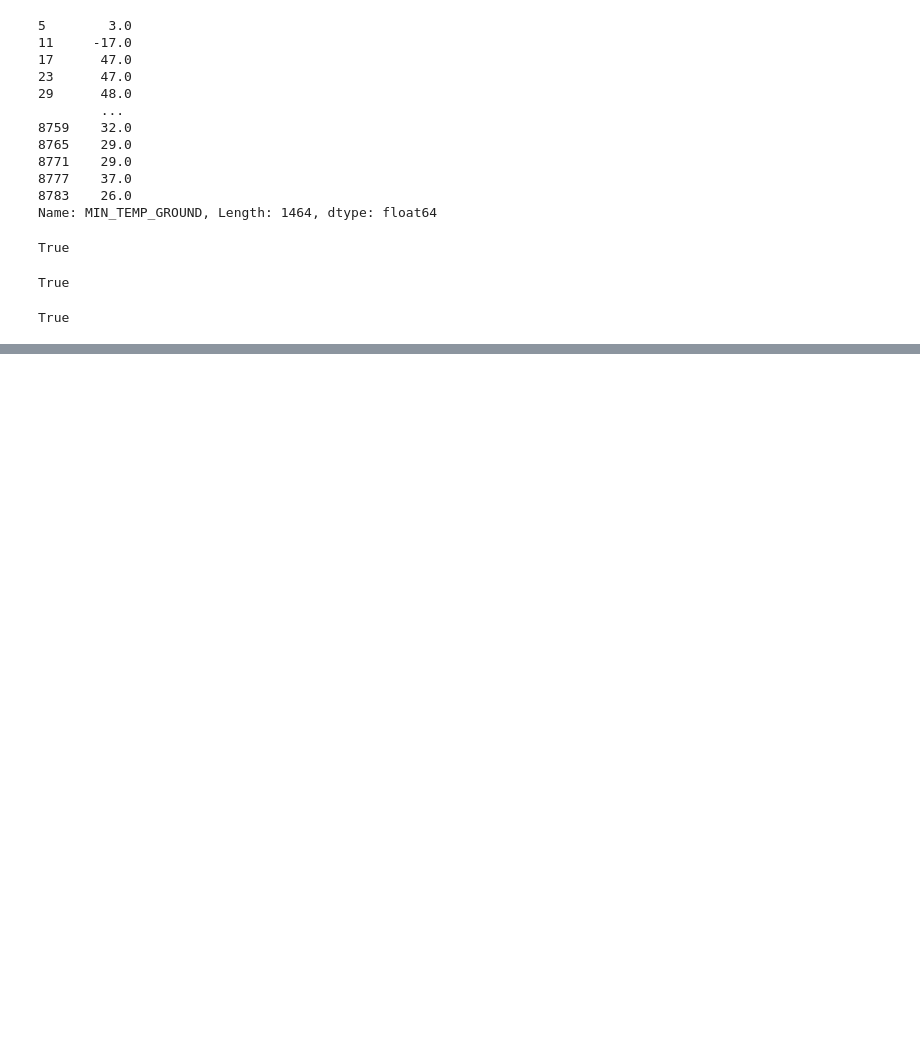
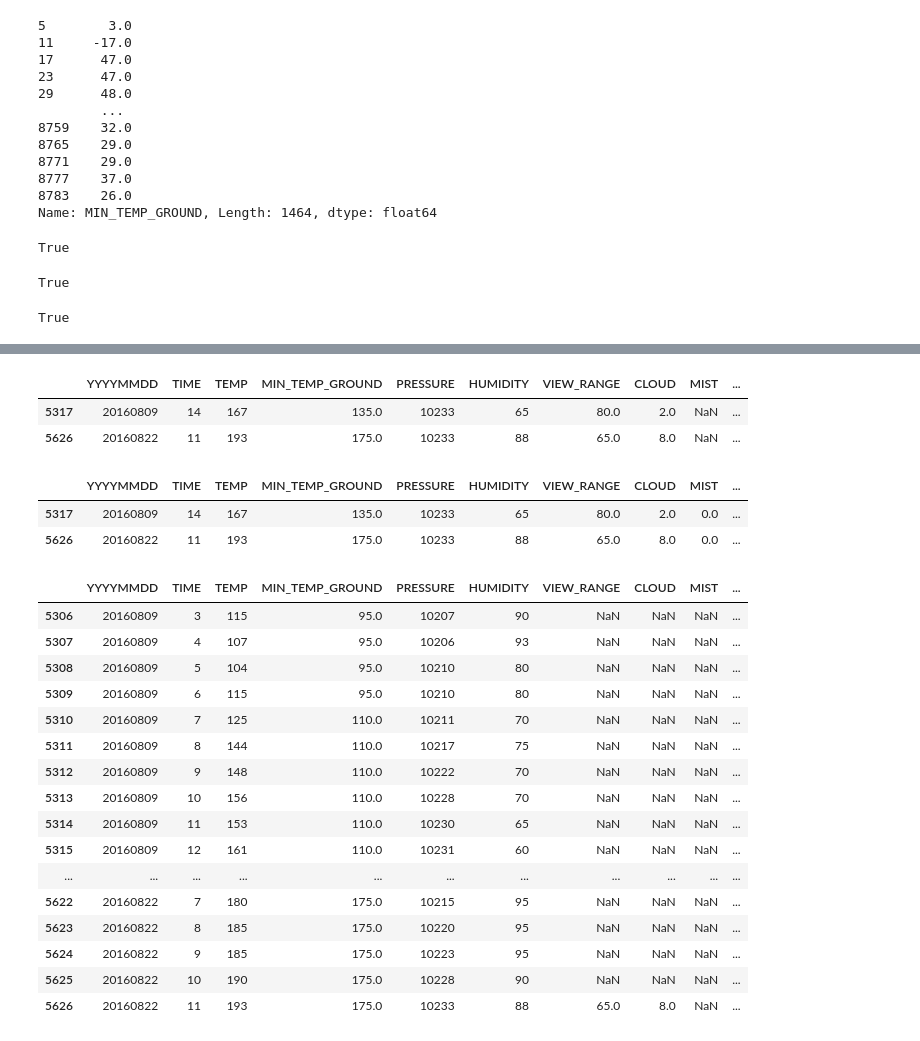
Before and after one commit to erickrex/python-cheatsheet, a Jupyter notebook: pandass_cleaning.ipynb, the cells around one changed output, grey strips where cells are left out. Saved outputs shown, nothing was run; the diff lists cells and outputs as text; code cells hidden in the pictures; blank space fills up the shorter version.

```diff
--- a/pandass_cleaning.ipynb
+++ b/pandass_cleaning.ipynb
@@ -166,0 +294,34 @@ True
+# %%
+drop_thresh = df.dropna(thresh=7) #drop rows that have less than 7 measurements in them
+drop_thresh[drop_thresh.isnull().any(axis=1)]
+# %% [output]
+|  | YYYYMMDD | TIME | TEMP | MIN_TEMP_GROUND | PRESSURE | HUMIDITY | VIEW_RANGE | CLOUD | MIST | ... |
+| 5317 | 20160809 | 14 | 167 | 135.0 | 10233 | 65 | 80.0 | 2.0 | NaN | ... |
+| 5626 | 20160822 | 11 | 193 | 175.0 | 10233 | 88 | 65.0 | 8.0 | NaN | ... |
+# %%
+drop_thresh[drop_thresh.isnull().any(axis=1)].fillna(0)
+# %% [output]
+|  | YYYYMMDD | TIME | TEMP | MIN_TEMP_GROUND | PRESSURE | HUMIDITY | VIEW_RANGE | CLOUD | MIST | ... |
+| 5317 | 20160809 | 14 | 167 | 135.0 | 10233 | 65 | 80.0 | 2.0 | 0.0 | ... |
+| 5626 | 20160822 | 11 | 193 | 175.0 | 10233 | 88 | 65.0 | 8.0 | 0.0 | ... |
+# %%
+rows_to_fill = df.isnull().any(axis=1)
+df[rows_to_fill]
+# %% [output]
+|  | YYYYMMDD | TIME | TEMP | MIN_TEMP_GROUND | PRESSURE | HUMIDITY | VIEW_RANGE | CLOUD | MIST | ... |
+| 5306 | 20160809 | 3 | 115 | 95.0 | 10207 | 90 | NaN | NaN | NaN | ... |
+| 5307 | 20160809 | 4 | 107 | 95.0 | 10206 | 93 | NaN | NaN | NaN | ... |
+| 5308 | 20160809 | 5 | 104 | 95.0 | 10210 | 80 | NaN | NaN | NaN | ... |
+| 5309 | 20160809 | 6 | 115 | 95.0 | 10210 | 80 | NaN | NaN | NaN | ... |
+| 5310 | 20160809 | 7 | 125 | 110.0 | 10211 | 70 | NaN | NaN | NaN | ... |
+| 5311 | 20160809 | 8 | 144 | 110.0 | 10217 | 75 | NaN | NaN | NaN | ... |
+| 5312 | 20160809 | 9 | 148 | 110.0 | 10222 | 70 | NaN | NaN | NaN | ... |
+| 5313 | 20160809 | 10 | 156 | 110.0 | 10228 | 70 | NaN | NaN | NaN | ... |
+| 5314 | 20160809 | 11 | 153 | 110.0 | 10230 | 65 | NaN | NaN | NaN | ... |
+| 5315 | 20160809 | 12 | 161 | 110.0 | 10231 | 60 | NaN | NaN | NaN | ... |
+| ... | ... | ... | ... | ... | ... | ... | ... | ... | ... | ... |
+| 5622 | 20160822 | 7 | 180 | 175.0 | 10215 | 95 | NaN | NaN | NaN | ... |
+| 5623 | 20160822 | 8 | 185 | 175.0 | 10220 | 95 | NaN | NaN | NaN | ... |
+| 5624 | 20160822 | 9 | 185 | 175.0 | 10223 | 95 | NaN | NaN | NaN | ... |
+| 5625 | 20160822 | 10 | 190 | 175.0 | 10228 | 90 | NaN | NaN | NaN | ... |
+| 5626 | 20160822 | 11 | 193 | 175.0 | 10233 | 88 | 65.0 | 8.0 | NaN | ... |
```
Also changed, not shown: parts of 19 cells of this notebook, 1 other file.
